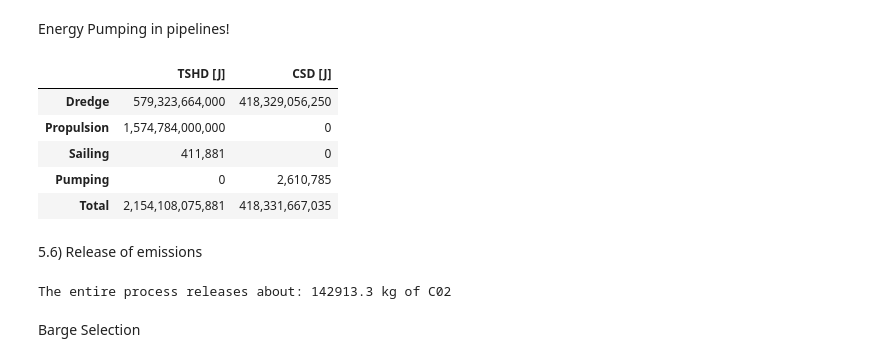
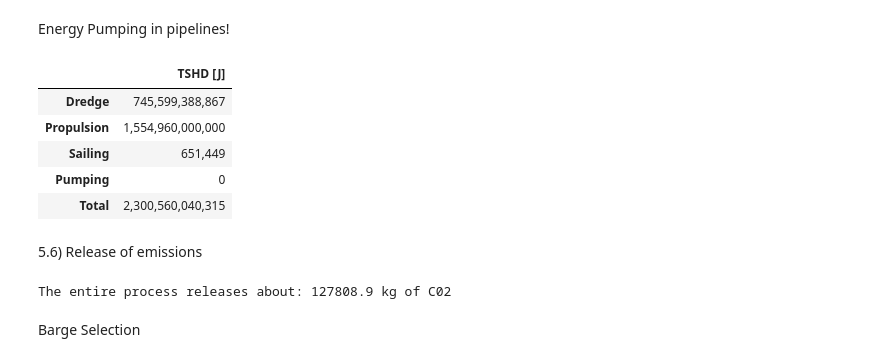
Before and after one commit to denisepierce01/Dredging, a Jupyter notebook: Dredging.ipynb, the cells around one changed output. Saved outputs shown, nothing was run; the diff lists cells and outputs as text; code cells hidden in the pictures.

```diff
--- a/Dredging.ipynb
+++ b/Dredging.ipynb
@@ -322,10 +322,12 @@ def calc_P(Q,H,rho_m,eta):
 
 # 3600 m3/h = 1m3/s
 P_dredge_TSHD = calc_P(Q = 1440/3600,H = 10, rho_m = 1500,eta = 0.8)
+P_dredge_TSHD_future  = calc_P(Q = 1931/3600,H = 10, rho_m = 1458,eta = 0.8)
 P_dredge_CSD = calc_P(Q = 2280/3600,H = 25, rho_m = 1500, eta = 0.8)
 # P_dredge_clam = calc_P(Q = 500/3600,H = 1, rho_m = 1500, eta = 0.8)
 print('The required hydraulic power for TSHD dredging', round(P_dredge_TSHD/1e3,0), 'kW')
+print('Future TSHD required hydraulic power for dredging', round(P_dredge_TSHD_future/1e3,0), 'kW')
 print('The required hydraulic power for CSD dredging', round(P_dredge_CSD/1e3,0), 'kW')
-print('The required hydraulic power for Clamshell dredging', round(P_dredge_clam/1e3,0), 'kW')
+# print('The required hydraulic power for Clamshell dredging', round(P_dredge_clam/1e3,0), 'kW')
 # %% [output]
 The required hydraulic power for TSHD dredging 74.0 kW
@@ -335,10 +337,14 @@ The required hydraulic power for Clamshell dredging 3.0 kW
 5.1.3) Required energy for dredging
 # %%
 t_dredge_TSHD = 300*3600 + ((734+614)*84 *60)  #(seconds)  offshore + maintenance
+t_dredge_TSHD_future =  (805 + 900) * 76 * 60         #future maintenance time in seconds
 t_dredge_CSD = 399 * 3600 #seconds
+
 E_dredge_TSHD = t_dredge_TSHD * P_dredge_TSHD
+E_dredge_TSHD_future = t_dredge_TSHD_future * P_dredge_TSHD_future
 E_dredge_CSD = t_dredge_CSD * P_dredge_CSD
 print('The required energy for TSHD dredging is', round(E_dredge_TSHD/1e6,0),'MJ')
+print('The required energy for future TSHD dredging is', round(E_dredge_TSHD_future/1e6,0),'MJ')
 print('The required energy for CSD dredging is', round(E_dredge_CSD/1e6,0),'MJ')
 # %% [output]
 The required energy for TSHD dredging is 579324.0 MJ
@@ -349,8 +356,10 @@ The required energy for CSD dredging is 418329.0 MJ
 # %%
 E_dredge_propulsion_TSHD = 200000* t_dredge_TSHD
 E_dredge_propulsion_CSD = 200000* t_dredge_CSD
+E_dredge_prop_TSHD_future = 200000* t_dredge_TSHD_future
 print('The thruster require:', E_dredge_propulsion_TSHD/1e6, 'MJ')
 print('The thruster require:', E_dredge_propulsion_CSD/1e6, 'MJ')
+print('The thruster require:', E_dredge_prop_TSHD_future/1e6, 'MJ')
 # %% [output]
 The thruster require: 1574784.0 MJ
 The thruster require: 287280.0 MJ
@@ -436,9 +447,11 @@ Based on Number of trips
 # %%
 #TSHD                =   cycles   *  energy per cycle
 E_sailing_total_TSHD = (734 + 614) * (P_full_easydredge2700[12] + P_empty_easydredge2700[14])
+E_sailing_TSHD_future = (805 + 900) * (P_full_easydredge2700[13] + P_empty_easydredge2700[15])
 #Barges for CSD
 # E_sailing_total_CSD = barge_total_energy
 print('Total energy for TSHD sailing is', round(E_sailing_total_TSHD,0), 'J')
+print('Total energy for future TSHD sailing is', round(E_sailing_TSHD_future,0), 'J')
 # print('Total energy for CSD sailing is', round(E_sailing_total_CSD/1e9,0), 'GJ')
 # %% [output]
 Total energy for TSHD sailing is 411881.0 J
@@ -459,25 +474,26 @@ E_pipeline = P_pipeline * 3600000 #J
 # %%
 # create a summary table of energy by type for TSHD and CSD and show column totals
 energy = {
-    'TSHD [J]': [E_dredge_TSHD, E_dredge_propulsion_TSHD, E_sailing_total_TSHD, 0],
+    # 'TSHD [J]': [E_dredge_TSHD, E_dredge_propulsion_TSHD, E_sailing_total_TSHD, 0],
+    'TSHD [J]' : [E_dredge_TSHD_future, E_dredge_prop_TSHD_future, E_sailing_TSHD_future, 0],
     # 'WID [J]': [500,200,50,0],
-    'CSD  [J]': [E_dredge_CSD,    0, 0, E_pipeline],
+    # 'CSD  [J]': [E_dredge_CSD,    0, 0, E_pipeline],
     # 'Clamshell [J]': [0,0,0,0]
 }
 rows = ['Dredge', 'Propulsion', 'Sailing', 'Pumping']
 
 df_energy = pd.DataFrame(energy, index=rows)
 df_energy.loc['Total'] = df_energy.sum()
 
 # Display nicely formatted
 display(df_energy.style.format('{:,.0f}'))
 # %% [output]
-|  | TSHD [J] | CSD [J] |
-| Dredge | 579,323,664,000 | 418,329,056,250 |
-| Propulsion | 1,574,784,000,000 | 0 |
-| Sailing | 411,881 | 0 |
-| Pumping | 0 | 2,610,785 |
-| Total | 2,154,108,075,881 | 418,331,667,035 |
+|  | TSHD [J] |
+| Dredge | 745,599,388,867 |
+| Propulsion | 1,554,960,000,000 |
+| Sailing | 651,449 |
+| Pumping | 0 |
+| Total | 2,300,560,040,315 |
 # %% [markdown]
 5.6) Release of emissions
 # %%
@@ -487,7 +503,7 @@ Emission = E_total_kWh2*0.2
 print('The entire process releases about:', round(Emission,1), 'kg of C02')
 # print('The pipeline pumping releases about:', round(Emission_pipeline,1), 'kg of C02')
 # %% [output]
-The entire process releases about: 142913.3 kg of C02
+The entire process releases about: 127808.9 kg of C02
 # %% [markdown]
 Barge Selection
 # %%
```
Also changed, not shown: parts of 15 cells of this notebook.
